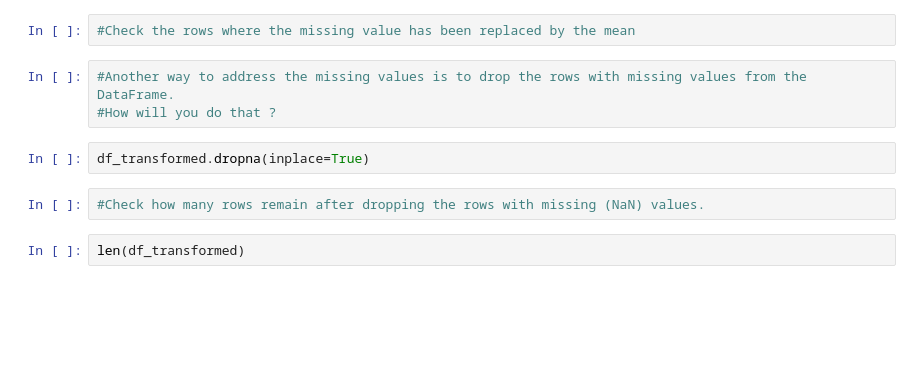
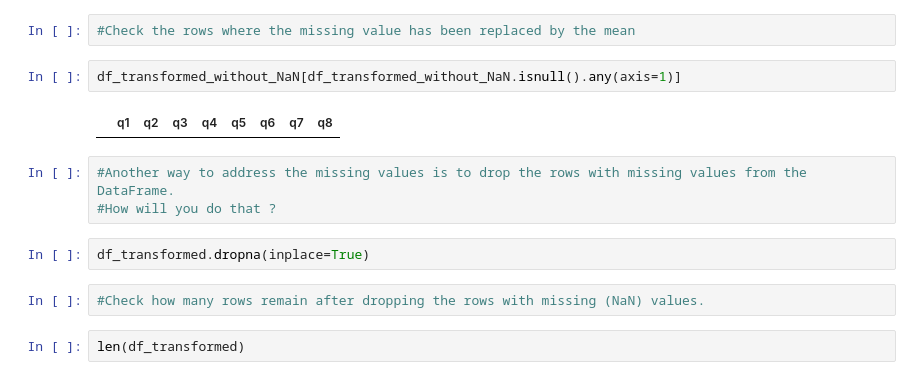
Before and after one commit to MaastrichtU-IDS/global-studies, a Jupyter notebook: semester4/tutorial4/Methods_Tutorial_4_Cleaning_Survey_Data_teacher_version.ipynb, the cells around one changed output. Drawn from its saved outputs; the diff is of its cells as text; blank space fills up the shorter version.

```diff
--- a/semester4/tutorial4/Methods_Tutorial_4_Cleaning_Survey_Data_teacher_version.ipynb
+++ b/semester4/tutorial4/Methods_Tutorial_4_Cleaning_Survey_Data_teacher_version.ipynb
@@ -365,5 +361,9 @@ df_transformed_without_NaN
 # %%
 #Check the rows where the missing value has been replaced by the mean
+# %%
+df_transformed_without_NaN[df_transformed_without_NaN.isnull().any(axis=1)]
+# %% [output]
+|  | q1 | q2 | q3 | q4 | q5 | q6 | q7 | q8 |
 # %%
 #Another way to address the missing values is to drop the rows with missing values from the DataFrame.
 #How will you do that ?
```
Also changed, not shown: parts of 7 cells of this notebook.
